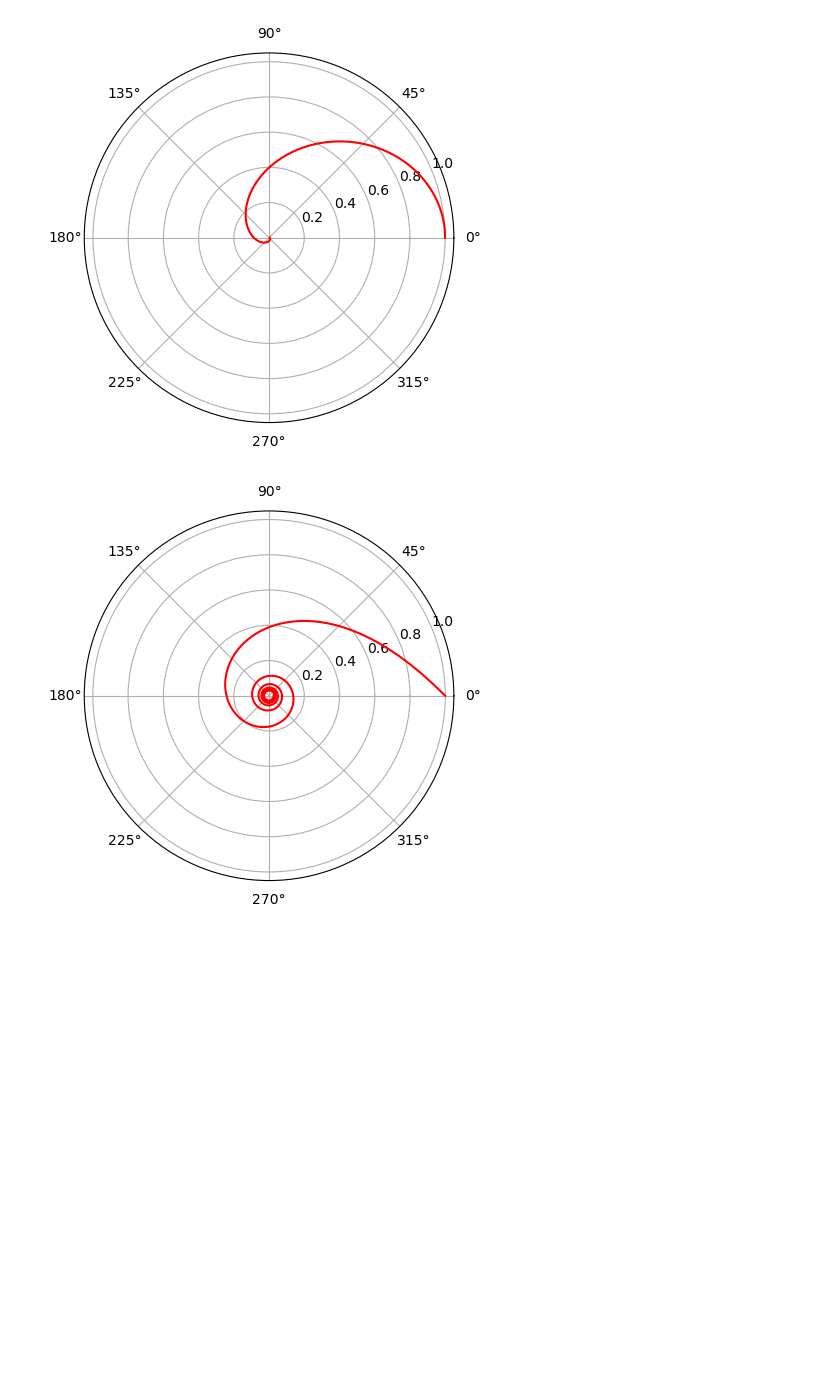
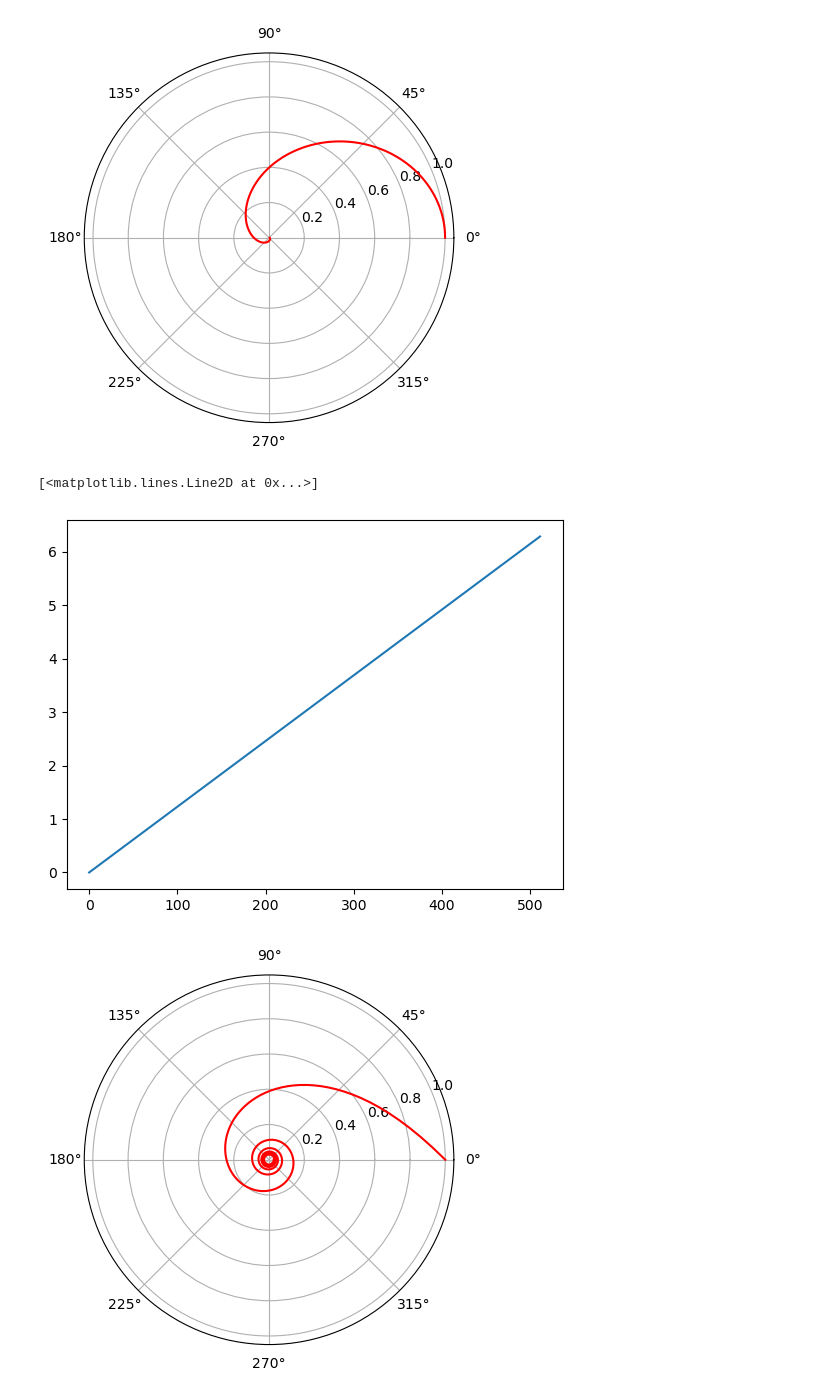
Before and after one commit to rajeshrinet/teaching, a Jupyter notebook: ex5-orbits-centralForce.ipynb, the cells around one changed output. Cells and saved outputs as stored; diff of their text form; code cells hidden in the pictures; blank space fills up the shorter version.

```diff
--- a/ex5-orbits-centralForce.ipynb
+++ b/ex5-orbits-centralForce.ipynb
@@ -95,6 +95,11 @@ ax.plot(phi, 1/(C*np.cosh(phi)), 'r')
 ax.grid(True)
 # %% [output]
 [figure]
+# %%
+plt.plot(phi,)
+# %% [output]
+[<matplotlib.lines.Line2D at 0x...>]
+[figure, added]
 # %%
 N=512
 A = 1
```
Also changed, not shown: parts of 3 cells of this notebook, 2 other files.
